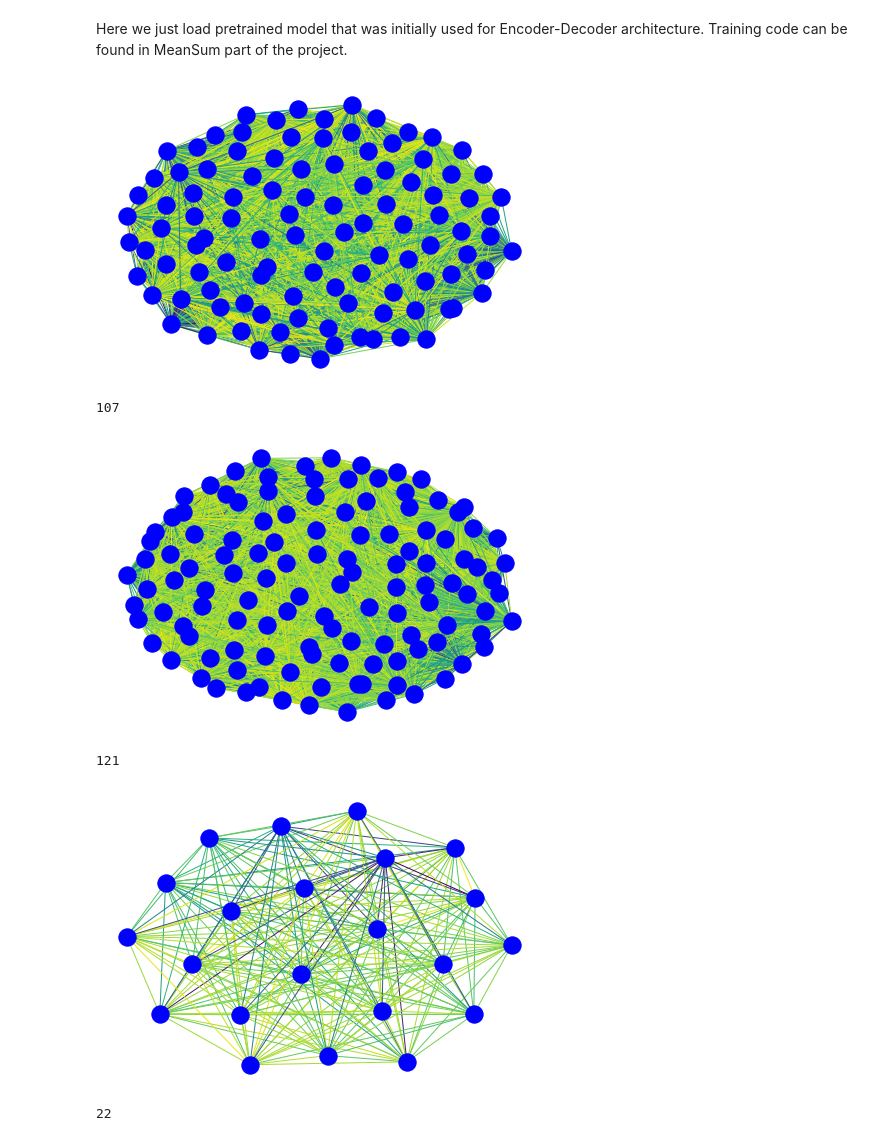
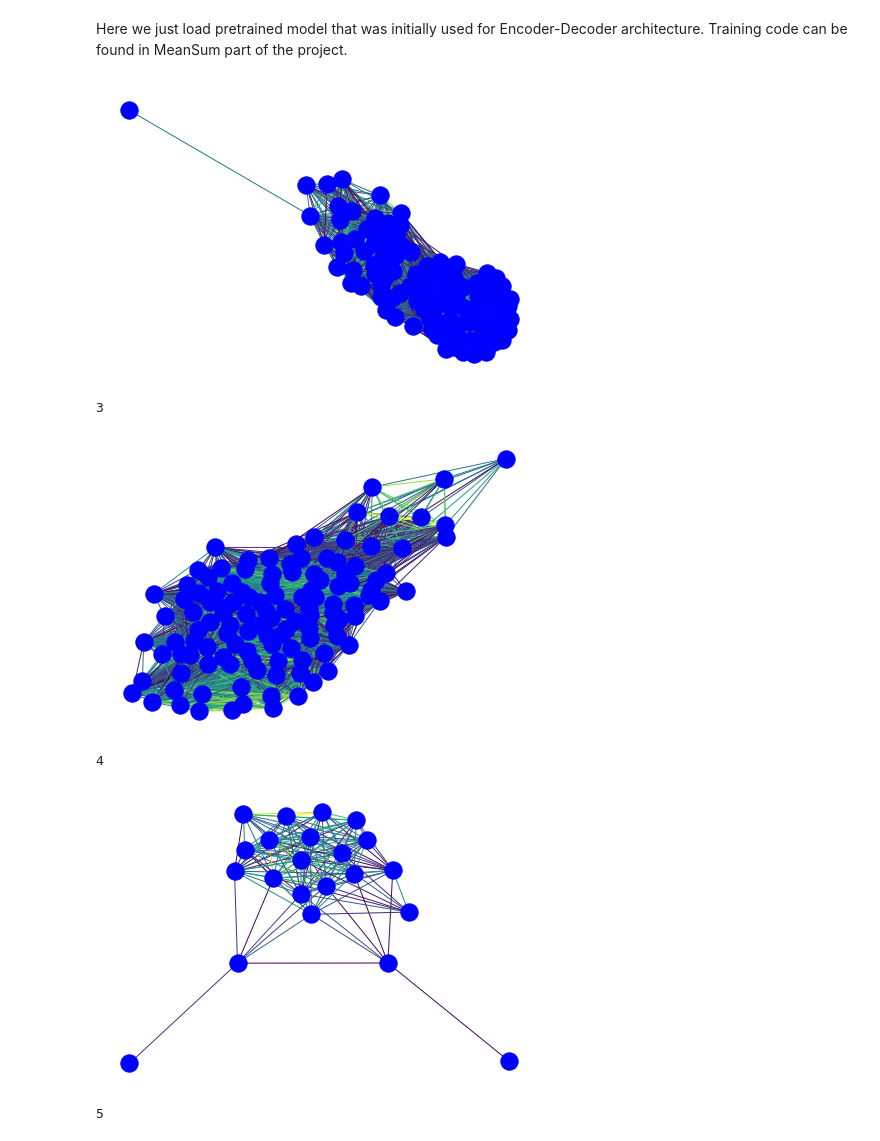
Before and after one commit to lamantinushka/cam_summarisation, a Jupyter notebook: TextRank.ipynb, the cells around one changed output. Saved outputs shown, nothing was run; the diff lists cells and outputs as text; code cells hidden in the pictures.

Commit message:
modified PageRank

```diff
--- a/TextRank.ipynb
+++ b/TextRank.ipynb
@@ -104,6 +138,9 @@ $$f(s_1, s_2) = \frac {\sum_{w \in s_1} \mathbb{1}(w \in s_2)}{|s_1| + |s_2|}$$
 $$\mathbb{1}(w \in s_2) = 1 \ \text{if} \ w \in s_2, \ \text{else} \ 0$$
 # %%
 def similarity(s1, s2):
+    if len(s1) == 0 and len(s2) == 0:
+        return 0.0
+
     inter = 0.0
     for w in s1:
         inter += 1
@@ -120,9 +157,9 @@ nltk.download('stopwords')
 True
 # %%
 from nltk.corpus import stopwords
-common = stopwords.words('english')
 from nltk.tokenize import TweetTokenizer, RegexpTokenizer
 from nltk.stem.snowball import SnowballStemmer
 from collections import Counter
 import numpy as np
+import matplotlib.pyplot as plt
 # %%
@@ -251,6 +289,15 @@ def tf_idf(sentence, vocab, idf):
 def similarity(s1, s2):
     return s1.dot(s2)/np.linalg.norm(s1)/np.linalg.norm(s2)
 # %%
+#use for Chinese Whispers:
+summarize = cw_summarize
+
+#use for TextRank:
+#summarize = extract_top
+
+prune = True
+weighted_init = True
+
 stemmer = SnowballStemmer(language='english')
 tokenizer = RegexpTokenizer(r'\w+')
 
@@ -275,13 +322,14 @@ for s in samples:
 
     for i in range(len(sentences)):
         for j in range(len(sentences)):
-            scores.append((i, j, similarity(vectors[i], vectors[j])))
+            if i != j:
+                scores.append((i, j, similarity(vectors[i], vectors[j])))
 
-    # top k PageRank sentences
-    #top_k = extract_top(scores, k = k)
+    if prune:
+        scores = prune_graph(scores)
 
     # tops of clusters obtained by PageRank
-    top_k = cw_summarize(scores)
+    top_k = summarize(scores, k = k, weighted_init = weighted_init)
 
     summaries.append([sentences[i] for i in top_k])
 # %% [output]
@@ -405,43 +453,51 @@ LM = LM.to(device)
 def similarity(s1, s2):
     return s1.dot(s2)/np.linalg.norm(s1,2)/np.linalg.norm(s2, 2)
 # %%
+#use for Chinese Whispers:
+summarize = cw_summarize
+
+#use for TextRank:
+#summarize = extract_top
+
+prune = True
+weighted_init = True
+
 summaries = []
 k = 10
 
 for s in samples:
     raw_sentences = write_sentences(s)
     sentences = []
     for s in raw_sentences:
         s = ["[CLS]"] + tokenizer.tokenize(s) + ["[SEP]"]
         sentences.append(tokenizer.convert_tokens_to_ids(s))
 
     hiddens = []
     for s in sentences:
         hidden = LM.init_hidden(1)
         batch = torch.LongTensor([s]).transpose(0, 1).to(device)
         preds, h = LM(batch, hidden, input_lengths = None)
         hiddens.append(h[1].view(-1).cpu().detach().numpy())
 
     scores = []
 
     for i in range(len(sentences)):
         for j in range(len(sentences)):
             scores.append((i, j, similarity(hiddens[i], hiddens[j])))
 
-    # top k PageRank sentences
-    #top_k = extract_top(scores, k = k)
+    if prune:
+        scores = prune_graph(scores)
 
-    # tops of clusters obtained by PageRank
-    top_k = cw_summarize(scores)
+    top_k = summarize(scores, k = k, weighted_init = weighted_init)
 
     summaries.append([raw_sentences[i] for i in top_k])
 # %% [output]
-[figure, old version]
+[figure, new version]
-107
+3
-[figure, old version]
+[figure, new version]
-121
+4
-[figure, old version]
+[figure, new version]
-22
+5
 # %%
 for i, s in enumerate(samples):
     print(s['object1']['name'] + ' vs ' + s['object2']['name'] + ':')
```
Also changed, not shown: parts of 11 cells of this notebook.
